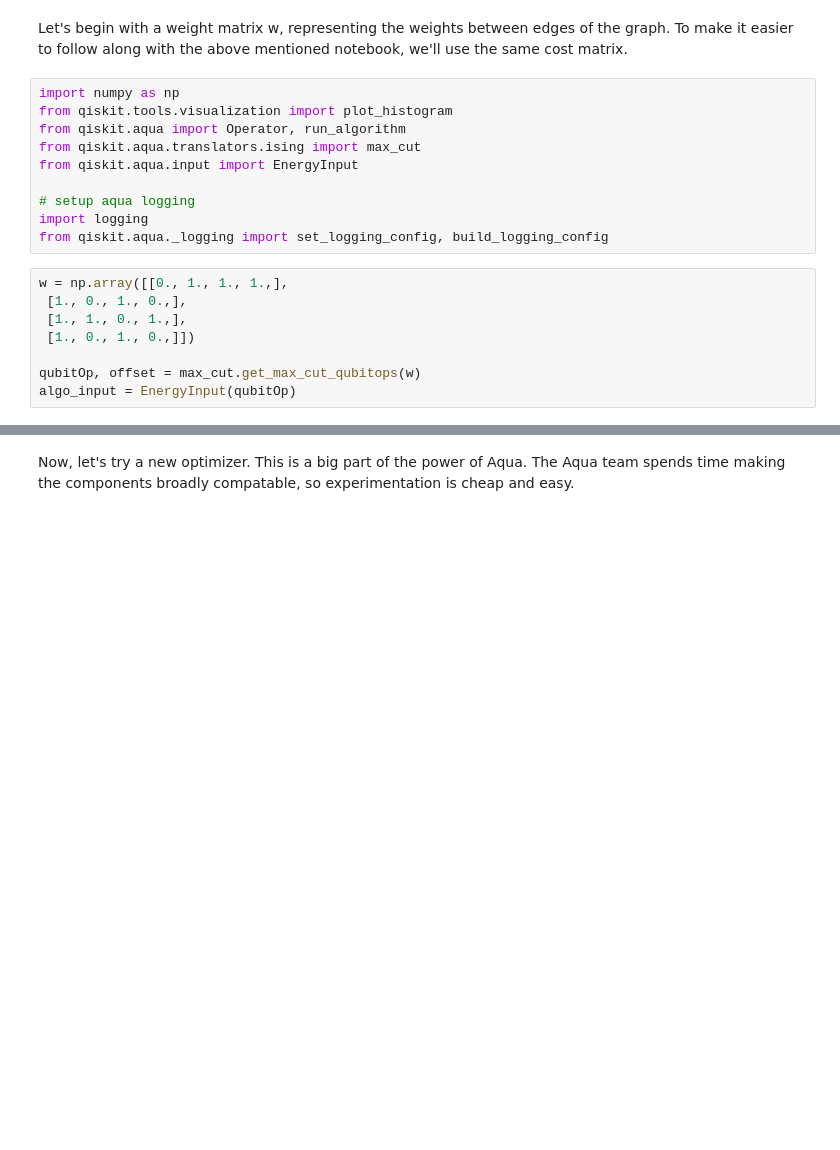
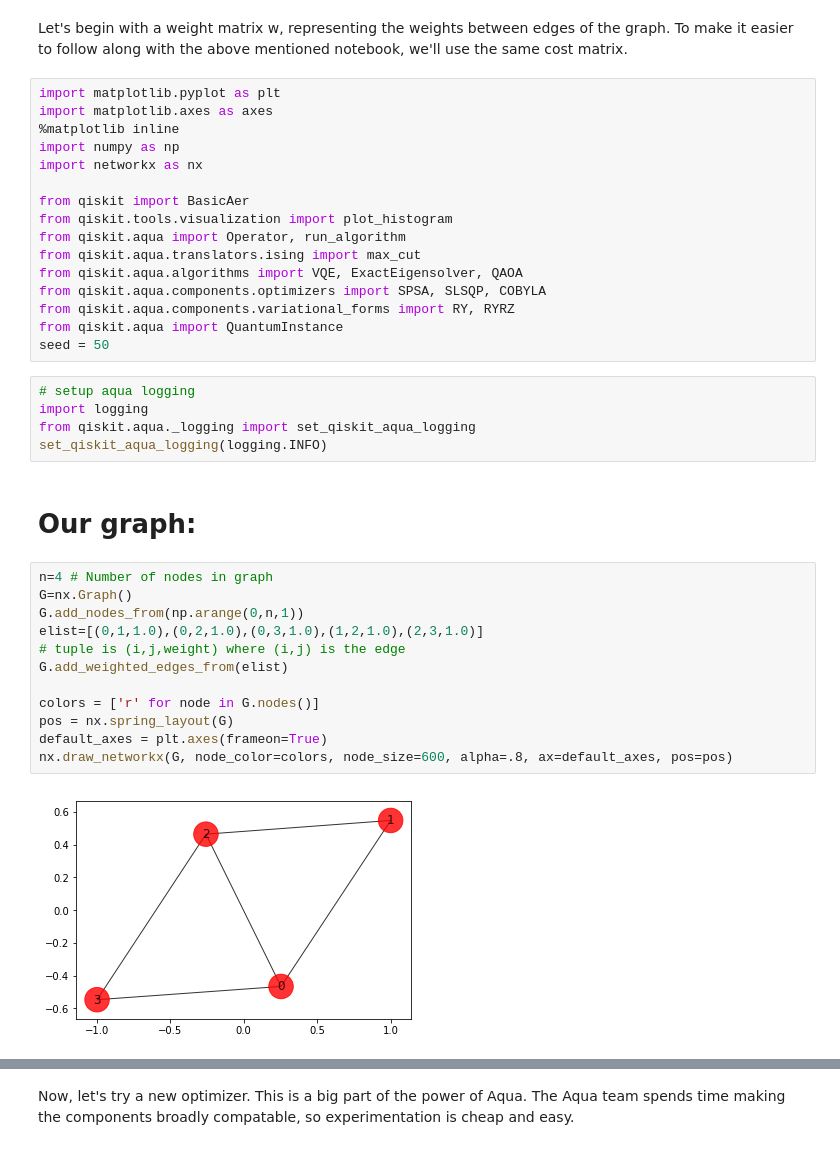
Before and after one commit to dongreenberg/quantum-education, a Jupyter notebook: qiskit_bootcamp/Qiskit_Bootcamp_Aqua_and_Chemistry.ipynb, the cells around one changed output, grey strips where cells are left out. Drawn from its saved outputs; the diff is of its cells as text; blank space fills up the shorter version.

```diff
--- a/qiskit_bootcamp/Qiskit_Bootcamp_Aqua_and_Chemistry.ipynb
+++ b/qiskit_bootcamp/Qiskit_Bootcamp_Aqua_and_Chemistry.ipynb
@@ -80,20 +84,39 @@ Our solution path starts like this - we represent each node on the graph by a qu
 # %% [markdown]
 Let's begin with a weight matrix w, representing the weights between edges of the graph. To make it easier to follow along with the above mentioned notebook, we'll use the same cost matrix.
 # %%
+import matplotlib.pyplot as plt
+import matplotlib.axes as axes
+%matplotlib inline
 import numpy as np
+import networkx as nx
+
+from qiskit import BasicAer
 from qiskit.tools.visualization import plot_histogram
 from qiskit.aqua import Operator, run_algorithm
 from qiskit.aqua.translators.ising import max_cut
-from qiskit.aqua.input import EnergyInput
-
-# setup aqua logging
-import logging
-from qiskit.aqua._logging import set_logging_config, build_logging_config
+from qiskit.aqua.algorithms import VQE, ExactEigensolver, QAOA
+from qiskit.aqua.components.optimizers import SPSA, SLSQP, COBYLA
+from qiskit.aqua.components.variational_forms import RY, RYRZ
+from qiskit.aqua import QuantumInstance
+seed = 50
-# %%
-w = np.array([[0., 1., 1., 1.,],
- [1., 0., 1., 0.,],
- [1., 1., 0., 1.,],
- [1., 0., 1., 0.,]])
-
-qubitOp, offset = max_cut.get_max_cut_qubitops(w)
-algo_input = EnergyInput(qubitOp)
+# %%
+# setup aqua logging
+import logging
+from qiskit.aqua._logging import set_qiskit_aqua_logging
+set_qiskit_aqua_logging(logging.INFO)
+# %% [markdown]
+# Our graph:
+# %%
+n=4 # Number of nodes in graph
+G=nx.Graph()
+G.add_nodes_from(np.arange(0,n,1))
+elist=[(0,1,1.0),(0,2,1.0),(0,3,1.0),(1,2,1.0),(2,3,1.0)]
+# tuple is (i,j,weight) where (i,j) is the edge
+G.add_weighted_edges_from(elist)
+
+colors = ['r' for node in G.nodes()]
+pos = nx.spring_layout(G)
+default_axes = plt.axes(frameon=True)
+nx.draw_networkx(G, node_color=colors, node_size=600, alpha=.8, ax=default_axes, pos=pos)
+# %% [output]
+[figure, added]
```
Also changed, not shown: parts of 78 cells of this notebook.
